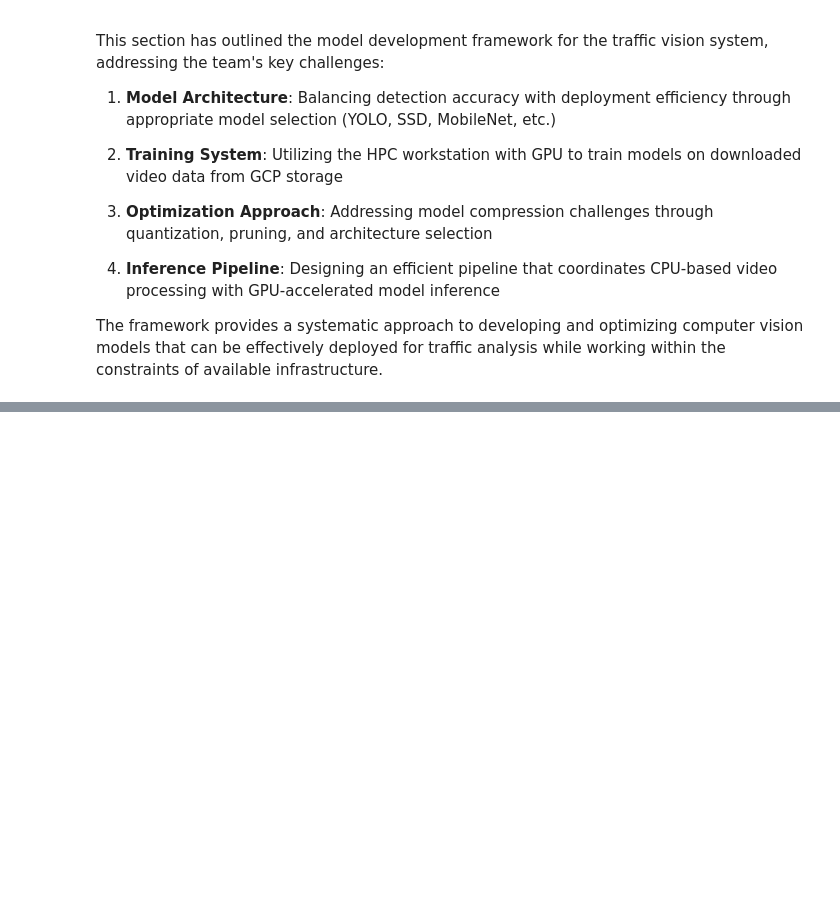
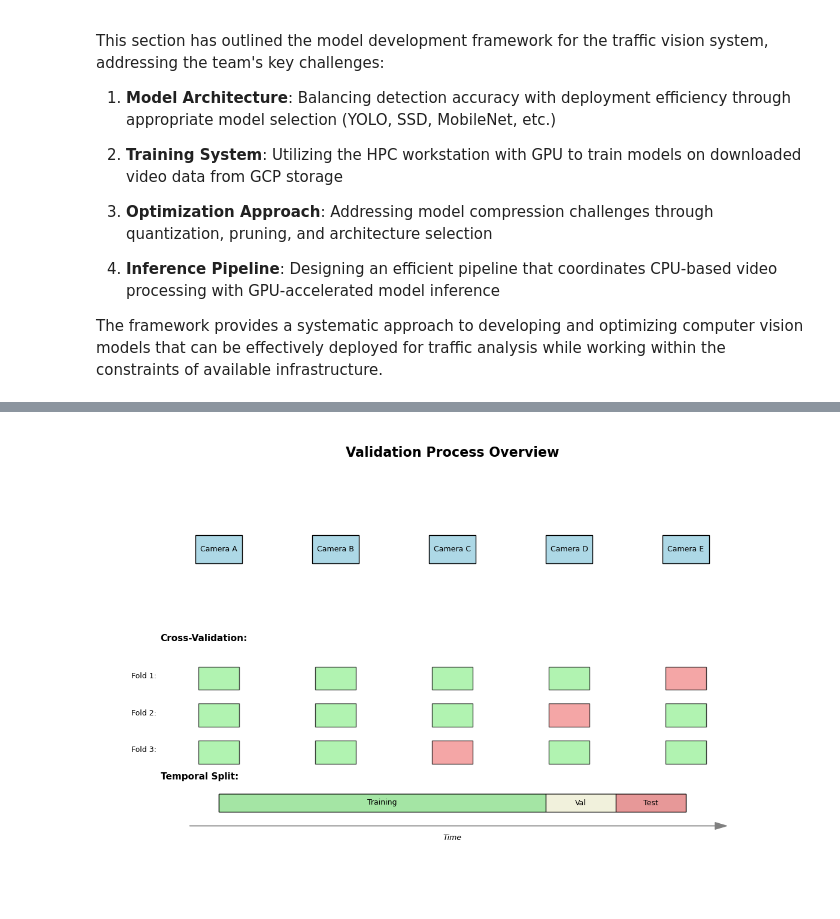
Before and after one commit to iTrauco/data-science-sad, a Jupyter notebook: notebooks/Traffic Vision Multi-Object Tracking - System Analysis and Design Proposal.ipynb, the cells around one changed output, grey strips where cells are left out. Drawn from its saved outputs; the diff is of its cells as text; code cells hidden in the pictures; blank space fills up the shorter version.

```diff
--- a/notebooks/Traffic Vision Multi-Object Tracking - System Analysis and Design Proposal.ipynb
+++ b/notebooks/Traffic Vision Multi-Object Tracking - System Analysis and Design Proposal.ipynb
@@ -778,0 +986,85 @@ The framework provides a systematic approach to developing and optimizing comput
+# %%
+import matplotlib.pyplot as plt
+import matplotlib.patches as patches
+import numpy as np
+
+# validation process flow
+fig, ax = plt.subplots(figsize=(12, 8))
+ax.set_xlim(0, 12)
+ax.set_ylim(0, 10)
+ax.axis('off')
+
+# title
+ax.text(6, 9.5, 'Validation Process Overview',
+        ha='center', fontsize=16, fontweight='bold')
+
+# camera locations
+cameras = ['Camera A', 'Camera B', 'Camera C', 'Camera D', 'Camera E']
+camera_y = 7.5
+
+for i, cam in enumerate(cameras):
+    x = i * 2 + 2
+    rect = patches.Rectangle((x-0.4, camera_y-0.3), 0.8, 0.6,
+                           facecolor='lightblue', edgecolor='black')
+    ax.add_patch(rect)
+    ax.text(x, camera_y, cam, ha='center', va='center', fontsize=9)
+
+# cross-validation illustration
+cv_y = 5.5
+ax.text(1, cv_y, 'Cross-Validation:', fontsize=11, fontweight='bold')
+
+# show train/val splits
+splits = [
+    ['Train', 'Train', 'Train', 'Train', 'Val'],
+    ['Train', 'Train', 'Train', 'Val', 'Train'],
+    ['Train', 'Train', 'Val', 'Train', 'Train']
+]
+
+for j, split in enumerate(splits):
+    y = cv_y - (j+1) * 0.8
+    ax.text(0.5, y, f'Fold {j+1}:', fontsize=9)
+    for i, status in enumerate(split):
+        x = i * 2 + 2
+        color = 'lightgreen' if status == 'Train' else 'lightcoral'
+        rect = patches.Rectangle((x-0.35, y-0.25), 0.7, 0.5,
+                               facecolor=color, edgecolor='black', alpha=0.7)
+        ax.add_patch(rect)
+
+# temporal split illustration
+temporal_y = 2
+ax.text(1, temporal_y + 0.5, 'Temporal Split:', fontsize=11, fontweight='bold')
+
+# timeline
+timeline_x = 2
+timeline_width = 8
+ax.add_patch(patches.Rectangle((timeline_x, temporal_y-0.2), timeline_width, 0.4,
+                             facecolor='lightgray', edgecolor='black'))
+
+# split markers
+train_end = timeline_x + timeline_width * 0.7
+val_end = timeline_x + timeline_width * 0.85
+
+ax.add_patch(patches.Rectangle((timeline_x, temporal_y-0.2), timeline_width*0.7, 0.4,
+                             facecolor='lightgreen', edgecolor='black', alpha=0.7))
+ax.add_patch(patches.Rectangle((train_end, temporal_y-0.2), timeline_width*0.15, 0.4,
+                             facecolor='lightyellow', edgecolor='black', alpha=0.7))
+ax.add_patch(patches.Rectangle((val_end, temporal_y-0.2), timeline_width*0.15, 0.4,
+                             facecolor='lightcoral', edgecolor='black', alpha=0.7))
+
+# labels
+ax.text(timeline_x + timeline_width*0.35, temporal_y, 'Training',
+        ha='center', va='center', fontsize=9)
+ax.text(train_end + timeline_width*0.075, temporal_y, 'Val',
+        ha='center', va='center', fontsize=9)
+ax.text(val_end + timeline_width*0.075, temporal_y, 'Test',
+        ha='center', va='center', fontsize=9)
+
+# time arrow
+ax.arrow(timeline_x - 0.5, temporal_y - 0.5, timeline_width + 1, 0,
+        head_width=0.15, head_length=0.2, fc='gray', ec='gray')
+ax.text(6, temporal_y - 0.8, 'Time', ha='center', fontsize=9, style='italic')
+
+plt.tight_layout()
+plt.show()
+# %% [output]
+[figure, added]
```
Also changed, not shown: parts of 7 cells of this notebook.
